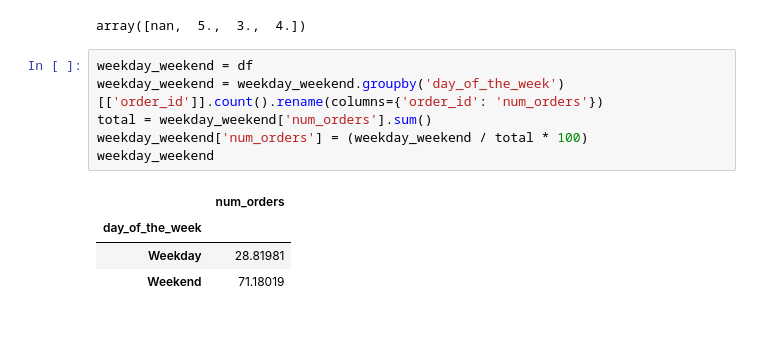
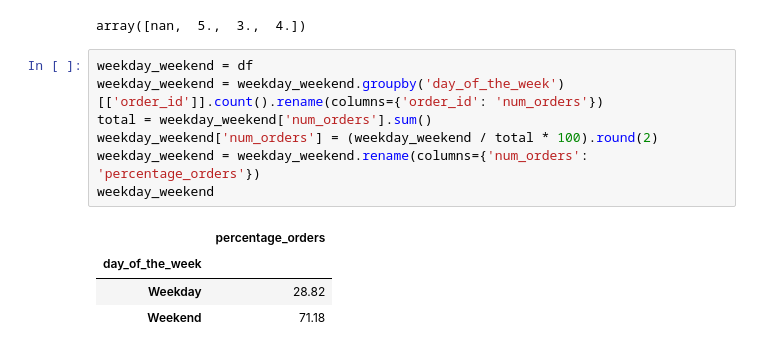
Before and after one commit to MausVII/nyc_restaurants_pandas_exploration, a Jupyter notebook: exploration.ipynb, the cells around one changed output. Drawn from its saved outputs; the diff is of its cells as text.

```diff
--- a/exploration.ipynb
+++ b/exploration.ipynb
@@ -191,11 +203,12 @@ array([nan,  5.,  3.,  4.])
 # %%
 weekday_weekend = df
 weekday_weekend = weekday_weekend.groupby('day_of_the_week')[['order_id']].count().rename(columns={'order_id': 'num_orders'})
 total = weekday_weekend['num_orders'].sum()
-weekday_weekend['num_orders'] = (weekday_weekend / total * 100)
+weekday_weekend['num_orders'] = (weekday_weekend / total * 100).round(2)
+weekday_weekend = weekday_weekend.rename(columns={'num_orders': 'percentage_orders'})
 weekday_weekend
 # %% [output]
-|  | num_orders |
+|  | percentage_orders |
 | day_of_the_week |  |
-| Weekday | 28.81981 |
-| Weekend | 71.18019 |
+| Weekday | 28.82 |
+| Weekend | 71.18 |
```
Also changed, not shown: parts of 3 cells of this notebook.
